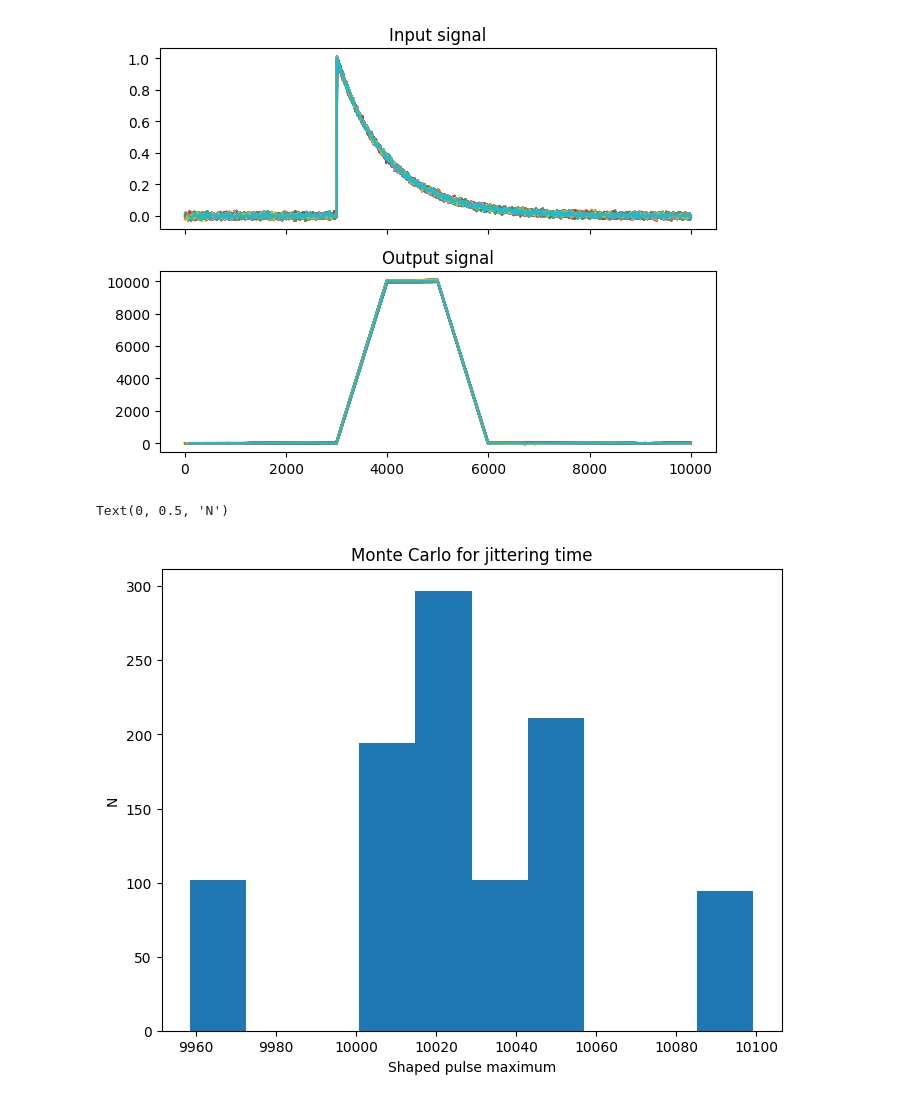
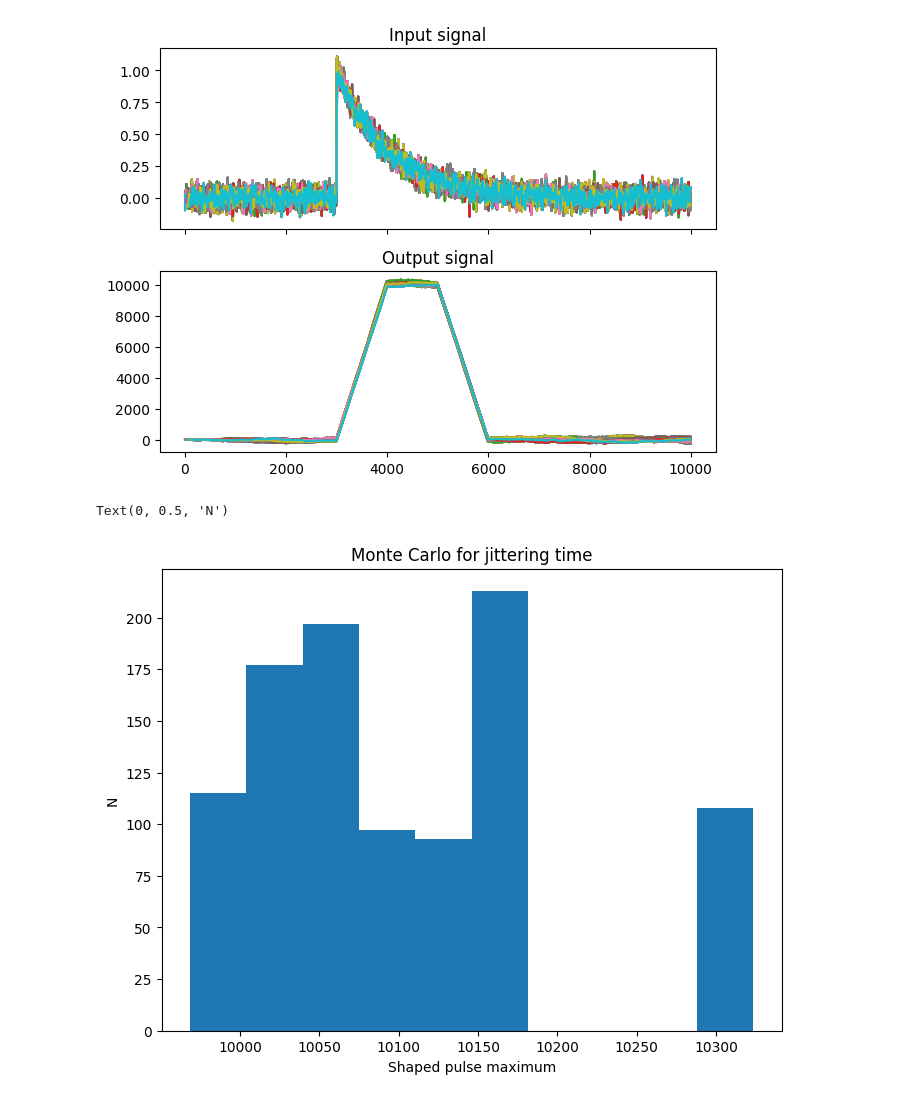
Before and after one commit to sleepythessu/Space-Instrumentation, a Jupyter notebook: filter_simulation.ipynb, the cells around one changed output. Saved outputs shown, nothing was run; the diff lists cells and outputs as text; code cells hidden in the pictures.

```diff
--- a/filter_simulation.ipynb
+++ b/filter_simulation.ipynb
@@ -3,6 +3,7 @@ import numpy as np
 import pandas as pd
 from numpy.typing import NDArray
 import matplotlib.pyplot as plt
+random = np.random.default_rng(seed=42)    # remove seed for random trials
 # %%
 def trapezoid_shaper(v: NDArray, tau: float, T: float, k: int, l: int):
     """Shapes input signal pulse into a trapezoid for pulse height measurement.
@@ -28,11 +29,11 @@ def trapezoid_shaper(v: NDArray, tau: float, T: float, k: int, l: int):
     r = np.zeros_like(v_padded)
     s = np.zeros_like(v_padded)
 
-    for n in range(n_samples):
-        dkl[n + max_delay] = v_padded[n + max_delay] - v_padded[n - k + max_delay] - v_padded[n - l + max_delay] + v_padded[n - k - l + max_delay]
-        p[n + max_delay] = p[n - 1 + max_delay] + dkl[n + max_delay]
-        r[n + max_delay] = p[n + max_delay] + M*dkl[n + max_delay]
-        s[n + max_delay] = s[n - 1 + max_delay] + r[n + max_delay]
+    for n in range(max_delay, n_samples + max_delay):
+        dkl[n] = v_padded[n] - v_padded[n - k] - v_padded[n - l] + v_padded[n - k - l]
+        p[n] = p[n - 1] + dkl[n]
+        r[n] = p[n] + M*dkl[n]
+        s[n] = s[n - 1] + r[n]
 
     return s[max_delay:]
 
@@ -61,13 +62,13 @@ def rccr2_filter(x: NDArray):
 
     return y3
 
-def add_exp_pulse(s, pos, b, tau):
+def add_exp_pulse(s, pos, a, tau):
     """Add an exponentially decaying pulse to a base signal.
 
     Args:
         s (numpy.ndarray): base signal
         pos (int): starting index of the pulse
-        b (float): height of the added pulse
+        a (float): height of the added pulse
         tau (float): exponential decay constant
         samples (int): number of samples in the
 
@@ -77,7 +78,7 @@ def add_exp_pulse(s, pos, b, tau):
     samples = len(s)
     x = np.linspace(0, 1, samples)
     x = np.roll(x, pos)
-    s1 = b*  np.exp(- x / tau)
+    s1 = a * np.exp(- x / tau)
     s1[:pos] = 0
     return s + s1
 
@@ -107,31 +108,42 @@ def triggers(signal, threshold):
 # %%
 # Jittering MC
 repeats = 1000
-samples = 10000
-T = 0.001
-tau = 0.1
-k = 100
-l = 200
-sigma = 0.01
-b = 1
-x = np.zeros(shape=(samples))
-signal = add_exp_pulse(x, pos=3000, b=1, tau=tau) + np.random.normal(0, sigma, size=len(x))
+samples = 10000     # length of signal buffer
+T = 0.001           # sample period (tune)
+tau = 0.1           # time constant (tune)
+k = 100             # filter rise delay (tune)
+l = 200             # filter decay delay (tune)
+sigma = 0.05        # Gaussian noise standard deviation
+a = 1               # amplitude of pulse
+
+# White noise as base
+x = random.normal(0, sigma, size=samples)
+
+# Add an exponentially decaying pulse to the noisy base
+signal = add_exp_pulse(x, pos=3000, a=1, tau=tau)
 maxima = []
+
+# Plotting just as a sanity check
 fig, axs = plt.subplots(nrows=2, sharex=True)
+
 for i in range(repeats):
-    subsample_index = np.arange(start=np.random.randint(100), stop=10000, step=10)
+    # Generate a subsample with one tenth of original sampling frequency with a randomly shifted
+    # starting point.
+    subsample_index = np.arange(start=random.integers(100), stop=10000, step=10)
     subsample = signal[subsample_index]
     s = trapezoid_shaper(subsample, tau, T, k, l)
-    if i < 100:
+    if i < 100: # plot the first 100 curves
         axs[0].plot(subsample_index, subsample)
         axs[0].set_title("Input signal")
         axs[1].plot(subsample_index, s)
         axs[1].set_title("Output signal")
+
+    # Log the maximum for the histogram plotted in the cell below
     maxima.append(np.nanmax(s))
 
 plt.tight_layout()
 # %% [output]
-[figure, old version]
+[figure, new version]
 # %%
 fig, axs = plt.subplots(figsize=(8,6))
 plt.title("Monte Carlo for jittering time")
@@ -140,5 +152,5 @@ plt.xlabel("Shaped pulse maximum")
 plt.ylabel("N")
 # %% [output]
 Text(0, 0.5, 'N')
-[figure, old version]
+[figure, new version]
 # %%
```
Also changed, not shown: parts of 5 cells of this notebook.
